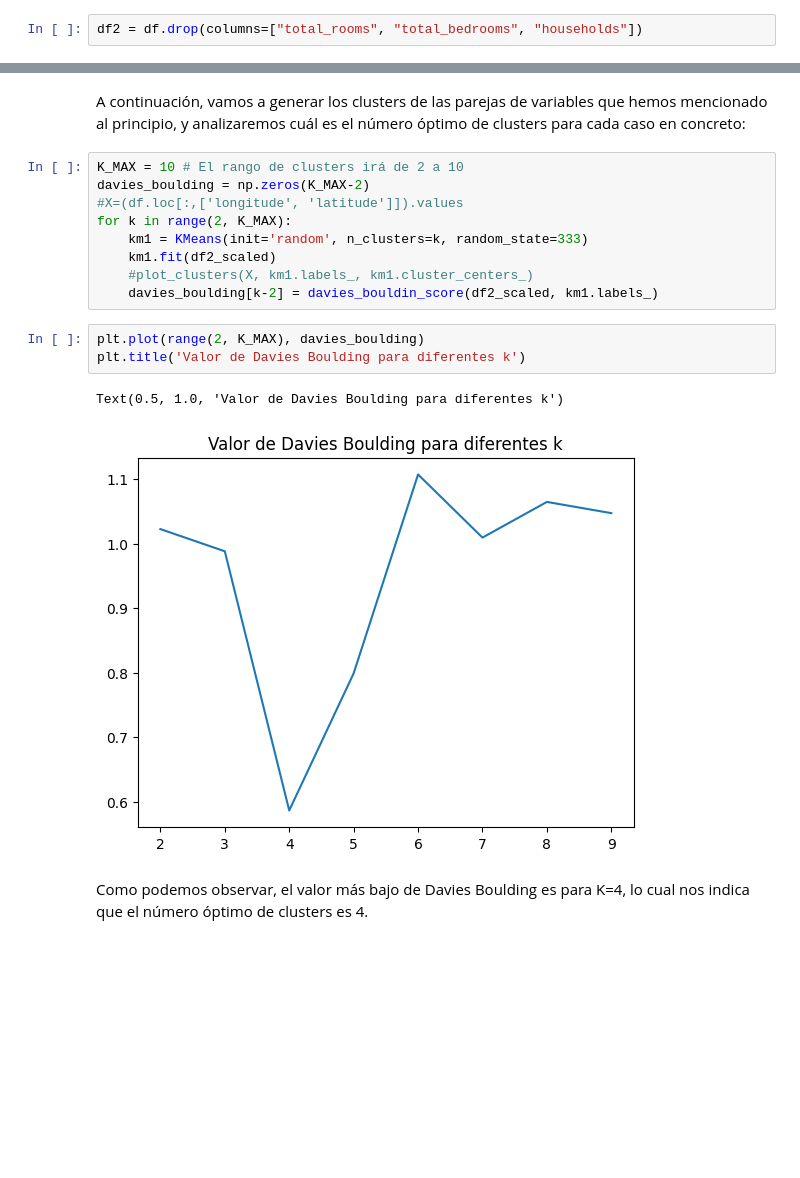
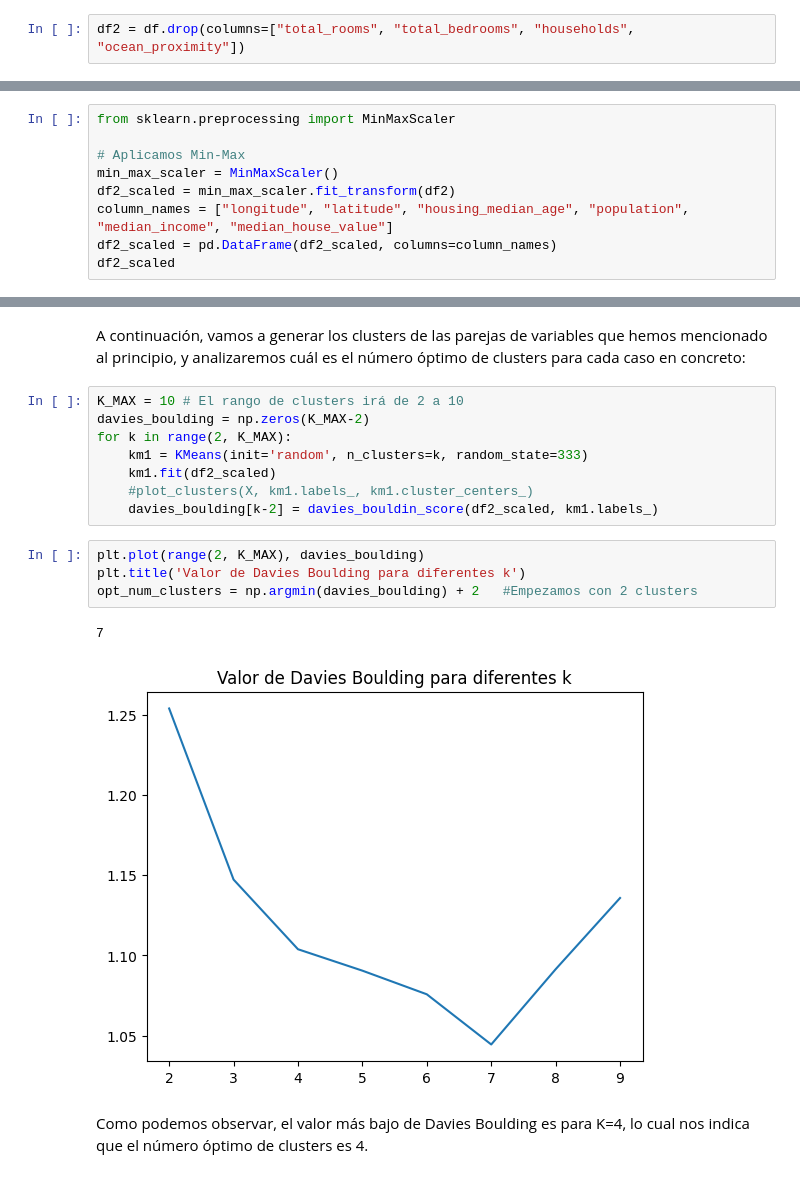
Before and after one commit to MarioCalvarro/practicasIA, a Jupyter notebook: P2_clustering_enunciado_2324.ipynb, the cells around one changed output, grey strips where cells are left out. Saved outputs shown, nothing was run; the diff lists cells and outputs as text; blank space fills up the shorter version.

Commit message:
Apartado 3, eliminada la columna de ocean_proximity

```diff
--- a/P2_clustering_enunciado_2324.ipynb
+++ b/P2_clustering_enunciado_2324.ipynb
@@ -194,4 +195,4 @@ Como hemos venido adelantando, en el _dataset_ nos encontramos con múltiples va
 # %%
-df2 = df.drop(columns=["total_rooms", "total_bedrooms", "households"])
+df2 = df.drop(columns=["total_rooms", "total_bedrooms", "households", "ocean_proximity"])
 # %%
 df2
@@ -243,0 +217,9 @@ df2_scaled
+# %%
+from sklearn.preprocessing import MinMaxScaler
+
+# Aplicamos Min-Max
+min_max_scaler = MinMaxScaler()
+df2_scaled = min_max_scaler.fit_transform(df2)
+column_names = ["longitude", "latitude", "housing_median_age", "population", "median_income", "median_house_value"]
+df2_scaled = pd.DataFrame(df2_scaled, columns=column_names)
+df2_scaled
@@ -280,7 +276,6 @@ A continuación, vamos a generar los clusters de las parejas de variables que he
 # %%
 K_MAX = 10 # El rango de clusters irá de 2 a 10
 davies_boulding = np.zeros(K_MAX-2)
-#X=(df.loc[:,['longitude', 'latitude']]).values
 for k in range(2, K_MAX):
     km1 = KMeans(init='random', n_clusters=k, random_state=333)
     km1.fit(df2_scaled)
@@ -289,9 +284,10 @@ for k in range(2, K_MAX):
 # %%
 plt.plot(range(2, K_MAX), davies_boulding)
 plt.title('Valor de Davies Boulding para diferentes k')
+opt_num_clusters = np.argmin(davies_boulding) + 2   #Empezamos con 2 clusters
 # %% [output]
-Text(0.5, 1.0, 'Valor de Davies Boulding para diferentes k')
+7
-[figure, old version]
+[figure, new version]
 # %% [markdown]
 Como podemos observar, el valor más bajo de Davies Boulding es para K=4, lo cual nos indica que el número óptimo de clusters es 4.
 # %% [markdown]
```
Also changed, not shown: parts of 7 cells of this notebook.
